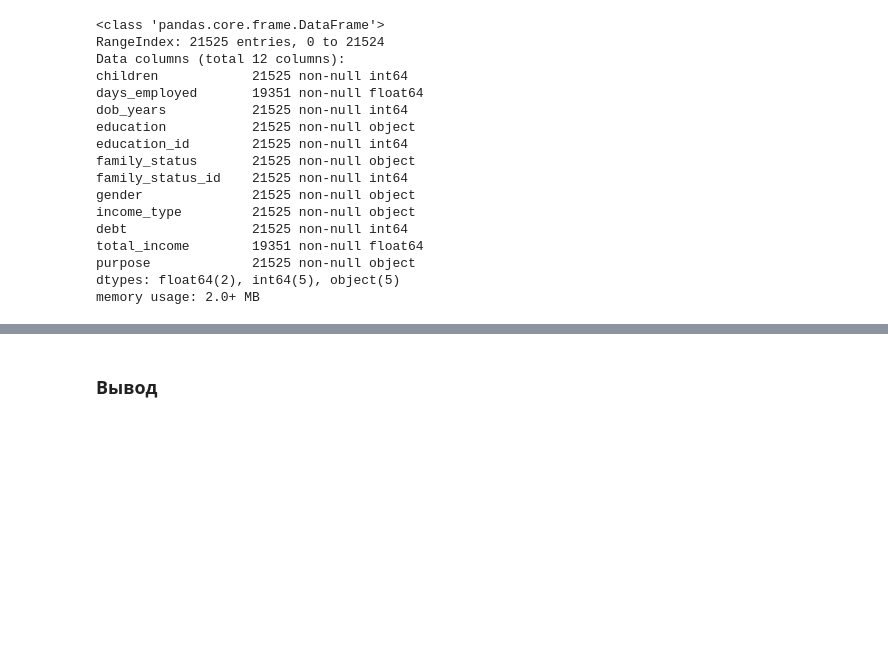
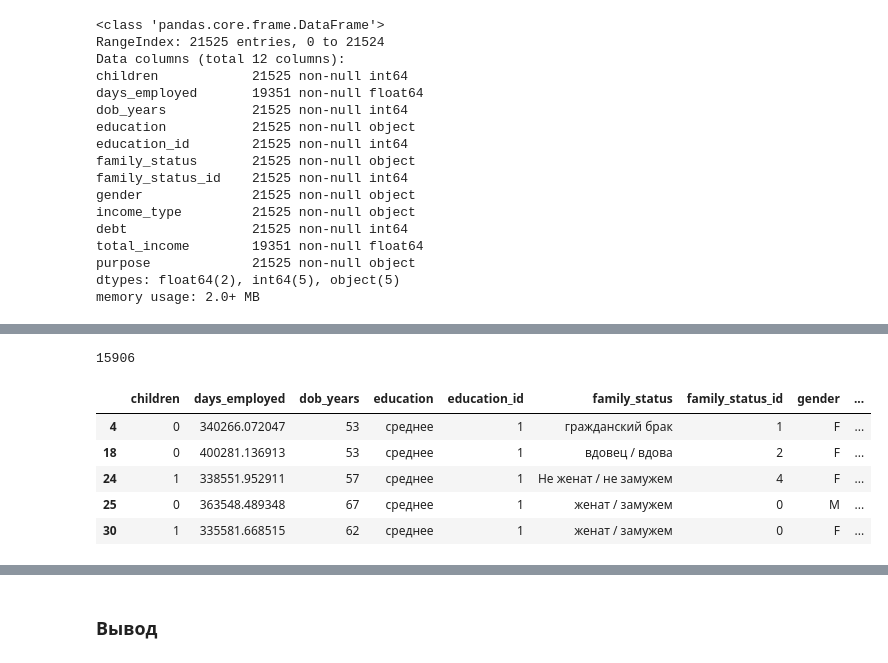
Before and after one commit to akrisanov/data-science-cource, a Jupyter notebook: course2/notebook.ipynb, the cells around one changed output, grey strips where cells are left out. Drawn from its saved outputs; the diff is of its cells as text; code cells hidden in the pictures; blank space fills up the shorter version.

```diff
--- a/course2/notebook.ipynb
+++ b/course2/notebook.ipynb
@@ -46,0 +143,15 @@ customer_solvency.head(10)
+# %%
+# Общий трудовой стаж в днях. Отрицательные значения!
+customer_solvency[customer_solvency['days_employed'] < 0]['days_employed'].count()
+# %% [output]
+15906
+# %%
+# Положительные значения слишком большие для количества дней, даже для людей приклонного возраста
+customer_solvency[customer_solvency['days_employed'] > 0].head()
+# %% [output]
+|  | children | days_employed | dob_years | education | education_id | family_status | family_status_id | gender | ... |
+| 4 | 0 | 340266.072047 | 53 | среднее | 1 | гражданский брак | 1 | F | ... |
+| 18 | 0 | 400281.136913 | 53 | среднее | 1 | вдовец / вдова | 2 | F | ... |
+| 24 | 1 | 338551.952911 | 57 | среднее | 1 | Не женат / не замужем | 4 | F | ... |
+| 25 | 0 | 363548.489348 | 67 | среднее | 1 | женат / замужем | 0 | M | ... |
+| 30 | 1 | 335581.668515 | 62 | среднее | 1 | женат / замужем | 0 | F | ... |
```
Also changed, not shown: parts of 79 cells of this notebook.
